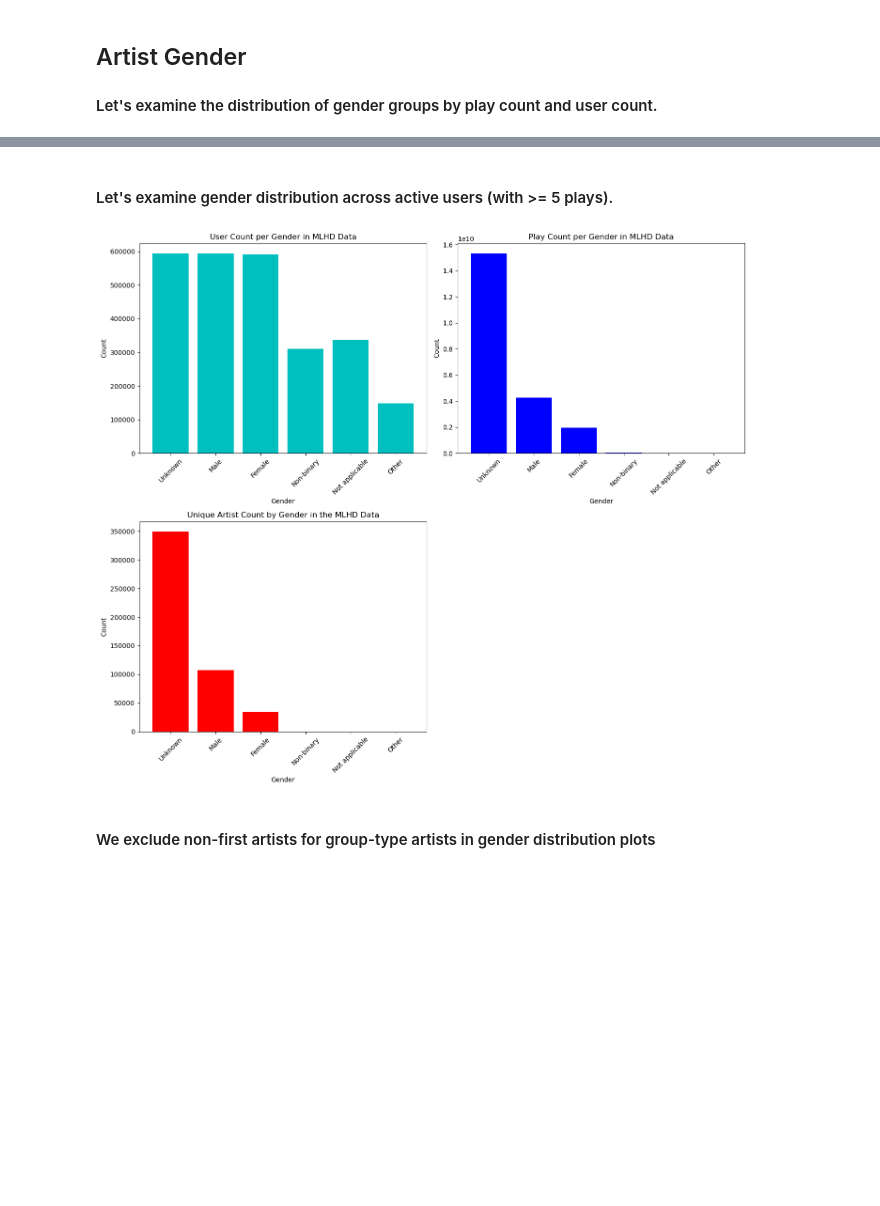
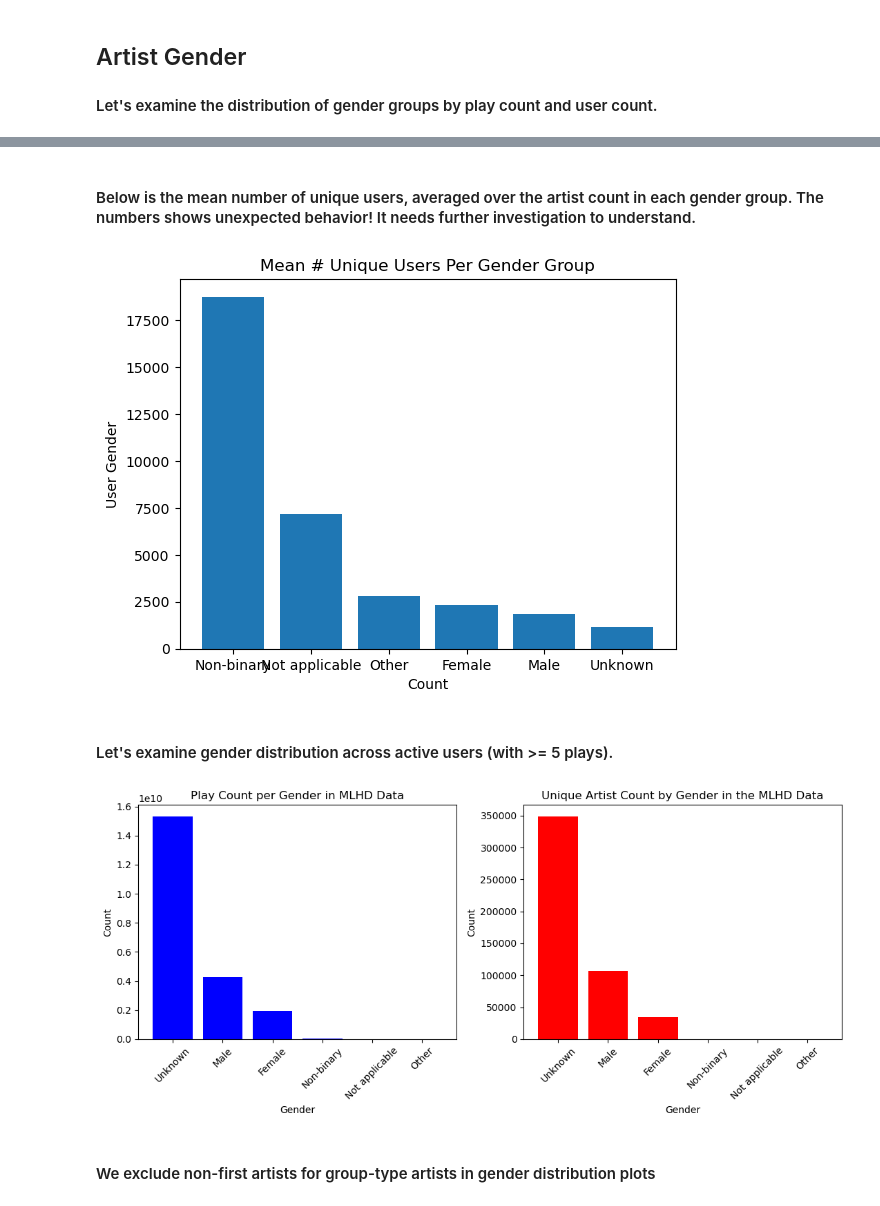
Before and after one commit to mdekstrand/musicdata-tools, a Jupyter notebook: datanalysis/summaryanalysis.ipynb, the cells around one changed output, grey strips where cells are left out. Cells and saved outputs as stored; diff of their text form; code cells hidden in the pictures; blank space fills up the shorter version.

```diff
--- a/datanalysis/summaryanalysis.ipynb
+++ b/datanalysis/summaryanalysis.ipynb
@@ -194,36 +228,44 @@ plt.show()
+# %% [markdown]
+#### Below is the mean number of unique users, averaged over the artist count in each gender group. The numbers shows unexpected behavior! It needs further investigation to understand.
+# %%
+query = f"SELECT * FROM read_parquet('{stat_path}/fartist_avg_unique_users.parquet')"
+gender_avg_unique_users = conn.execute(query).fetchdf()
+gender_avg_unique_users['gender'] = gender_avg_unique_users['gender'].fillna('Unknown')
+
+plt.bar(gender_avg_unique_users['gender'],gender_avg_unique_users['avg_unique_users'])
+plt.title('Mean # Unique Users Per Gender Group')
+plt.xlabel('Count')
+plt.ylabel('User Gender')
+plt.show()
+# %% [output]
+[figure, added]
 # %% [markdown]
 #### Let's examine gender distribution across active users (with >= 5 plays).
 # %%
 # plot gender distribution of artists in active users' data (with >=5 plays)
 query = f"SELECT * FROM read_parquet('{stat_path}/gender_count_active.parquet')"
 gender_count_active = conn.execute(query).fetchdf()
 gender_count_active['gender'] = gender_count_active['gender'].fillna('Unknown')
 
-fig, ((ax1, ax2), (ax3, _)) = plt.subplots(2, 2, figsize=(14, 12))
+fig, (ax1, ax2) = plt.subplots(1, 2, figsize=(11, 5))
 
-ax1.bar(gender_count_active['gender'], gender_count_active['n_users'], color='c')
-ax1.set_title("User Count per Gender in MLHD Data")
+
+ax1.bar(gender_count_active['gender'], gender_count_active['n_plays'], color='b')
+ax1.set_title("Play Count per Gender in MLHD Data")
 ax1.set_xlabel("Gender")
 ax1.set_ylabel("Count")
 ax1.tick_params(axis='x', rotation=45)
 
-ax2.bar(gender_count_active['gender'], gender_count_active['n_plays'], color='b')
-ax2.set_title("Play Count per Gender in MLHD Data")
+ax2.bar(gender_count_active['gender'], gender_count_active['unique_count'], color='r')
+ax2.set_title("Unique Artist Count by Gender in the MLHD Data")
 ax2.set_xlabel("Gender")
 ax2.set_ylabel("Count")
 ax2.tick_params(axis='x', rotation=45)
 
-ax3.bar(gender_count_active['gender'], gender_count_active['unique_count'], color='r')
-ax3.set_title("Unique Artist Count by Gender in the MLHD Data")
-ax3.set_xlabel("Gender")
-ax3.set_ylabel("Count")
-ax3.tick_params(axis='x', rotation=45)
-_.axis('off')
-
 plt.tight_layout()
 plt.show()
 # %% [output]
-[figure, old version]
+[figure, new version]
 # %% [markdown]
 #### We exclude non-first artists for group-type artists in gender distribution plots
 # %%
```
Also changed, not shown: parts of 6 cells of this notebook, 2 other files.
